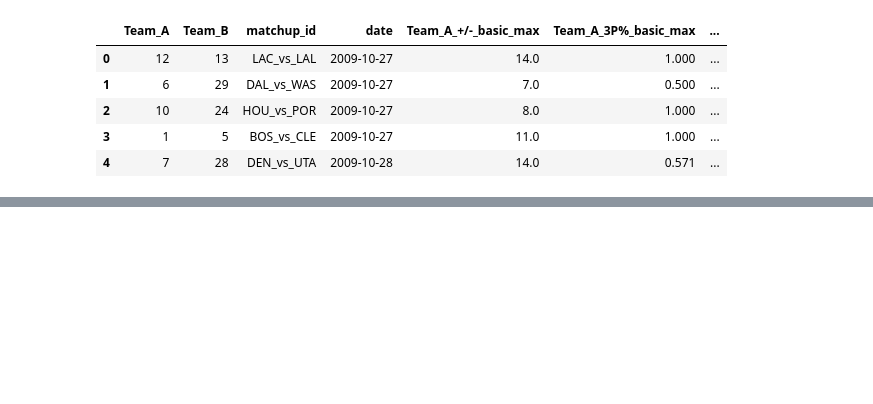
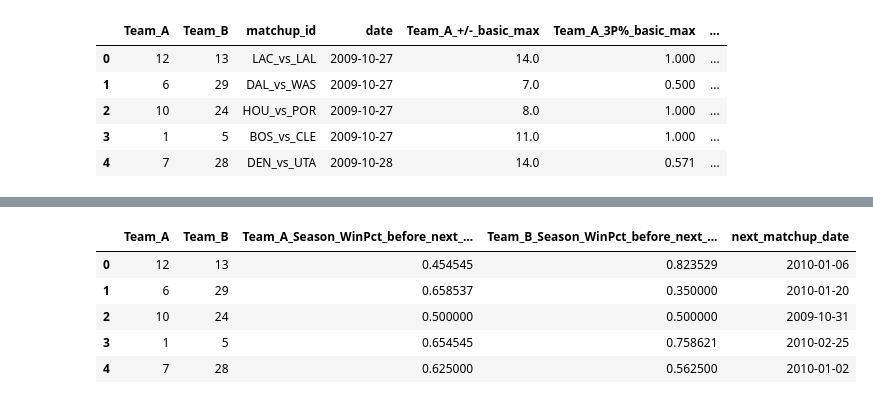
Before and after one commit to sarmad-21/nba_predictive_model, a Jupyter notebook: feature_engineering.ipynb, the cells around one changed output, grey strips where cells are left out. Cells and saved outputs as stored; diff of their text form; code cells hidden in the pictures; blank space fills up the shorter version.

```diff
--- a/feature_engineering.ipynb
+++ b/feature_engineering.ipynb
@@ -451,0 +525,60 @@ df.head(2)
+# %%
+def add_win_pct_before_next_from_after(df, strict_before=True):
+    # Ensure datetimes
+    df['date'] = pd.to_datetime(df['date'])
+    df['next_matchup_date'] = pd.to_datetime(df['next_matchup_date'])
+
+
+    perf_A = df[['Team_A','date','Team_A_Season_WinPct_after_current']].rename(
+        columns={'Team_A':'team','Team_A_Season_WinPct_after_current':'win_pct_after'}
+    )
+    perf_B = df[['Team_B','date','Team_B_Season_WinPct_after_current']].rename(
+        columns={'Team_B':'team','Team_B_Season_WinPct_after_current':'win_pct_after'}
+    )
+    team_perf = (pd.concat([perf_A, perf_B], ignore_index=True).sort_values(['team','date']))
+
+
+    team_dates = {}
+    team_vals  = {}
+    for t, grp in team_perf.groupby('team', sort=False):
+        team_dates[t] = grp['date'].to_numpy()
+        team_vals[t]  = grp['win_pct_after'].to_numpy()
+
+    def lookup_side(team_series, next_dates):
+        out = np.full(len(team_series), np.nan, dtype=float)
+        lookups = next_dates - pd.to_timedelta(1, unit='s') if strict_before else next_dates
+        for t, idxs in team_series.groupby(team_series).groups.items():
+            idxs = np.fromiter(idxs, dtype=int)
+            d_arr = team_dates.get(t)
+            v_arr = team_vals.get(t)
+            if d_arr is None:
+                continue
+            pos = np.searchsorted(d_arr, lookups.iloc[idxs].to_numpy(), side='right') - 1
+            valid = pos >= 0
+            out[idxs[valid]] = v_arr[pos[valid]]
+        return out
+
+    # Compute for A and B
+    df['Team_A_Season_WinPct_before_next_matchup'] = lookup_side(df['Team_A'], df['next_matchup_date'])
+    df['Team_B_Season_WinPct_before_next_matchup'] = lookup_side(df['Team_B'], df['next_matchup_date'])
+
+    # If no prior games before that next matchup date, fill 0.0
+    df['Team_A_Season_WinPct_before_next_matchup'] = df['Team_A_Season_WinPct_before_next_matchup'].fillna(0.0)
+    df['Team_B_Season_WinPct_before_next_matchup'] = df['Team_B_Season_WinPct_before_next_matchup'].fillna(0.0)
+
+    return df
+
+# assumes you've already added the after-current win% columns to df
+df = add_win_pct_before_next_from_after(df, strict_before=True)
+
+df[['Team_A','Team_B',
+    'Team_A_Season_WinPct_before_next_matchup',
+    'Team_B_Season_WinPct_before_next_matchup',
+    'next_matchup_date']].head()
+# %% [output]
+|  | Team_A | Team_B | Team_A_Season_WinPct_before_next_... | Team_B_Season_WinPct_before_next_... | next_matchup_date |
+| 0 | 12 | 13 | 0.454545 | 0.823529 | 2010-01-06 |
+| 1 | 6 | 29 | 0.658537 | 0.350000 | 2010-01-20 |
+| 2 | 10 | 24 | 0.500000 | 0.500000 | 2009-10-31 |
+| 3 | 1 | 5 | 0.654545 | 0.758621 | 2010-02-25 |
+| 4 | 7 | 28 | 0.625000 | 0.562500 | 2010-01-02 |
```
Also changed, not shown: parts of 16 cells of this notebook, 2 other files.
